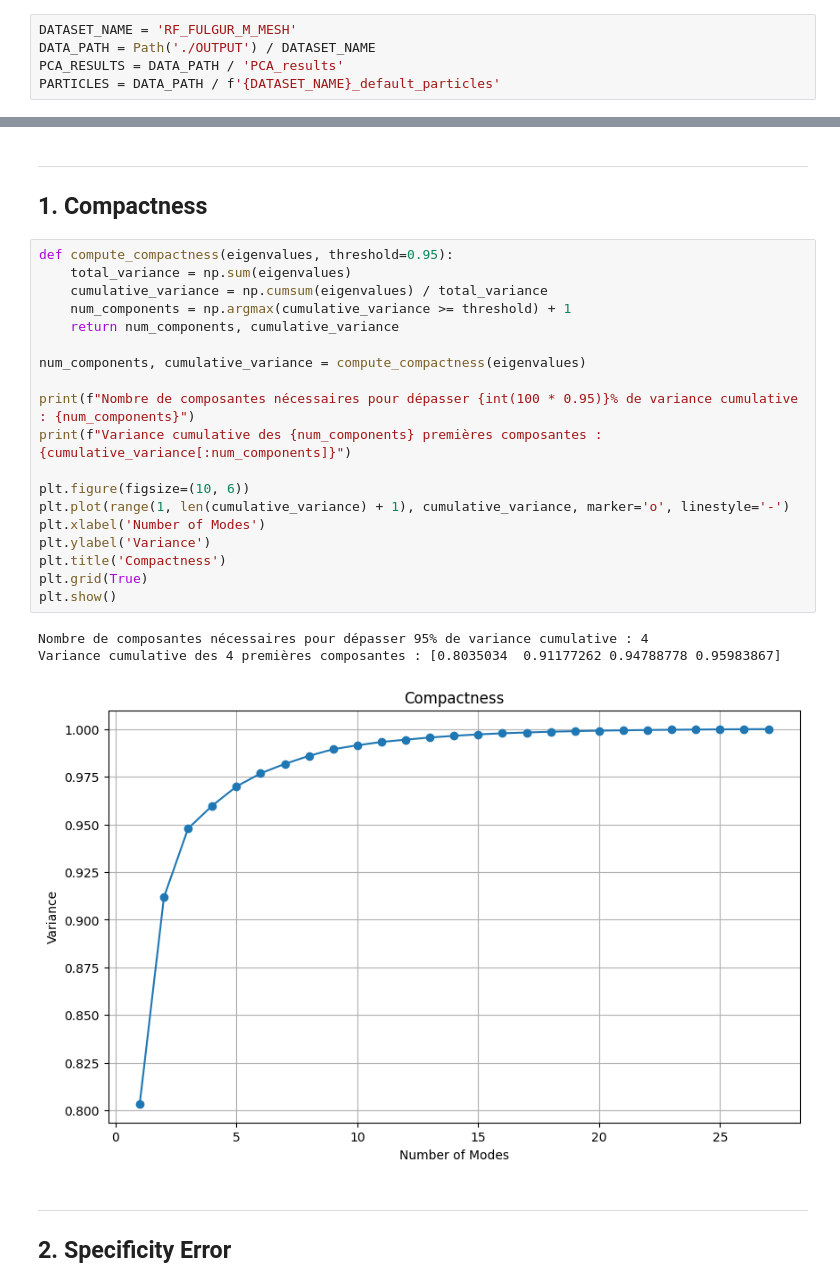
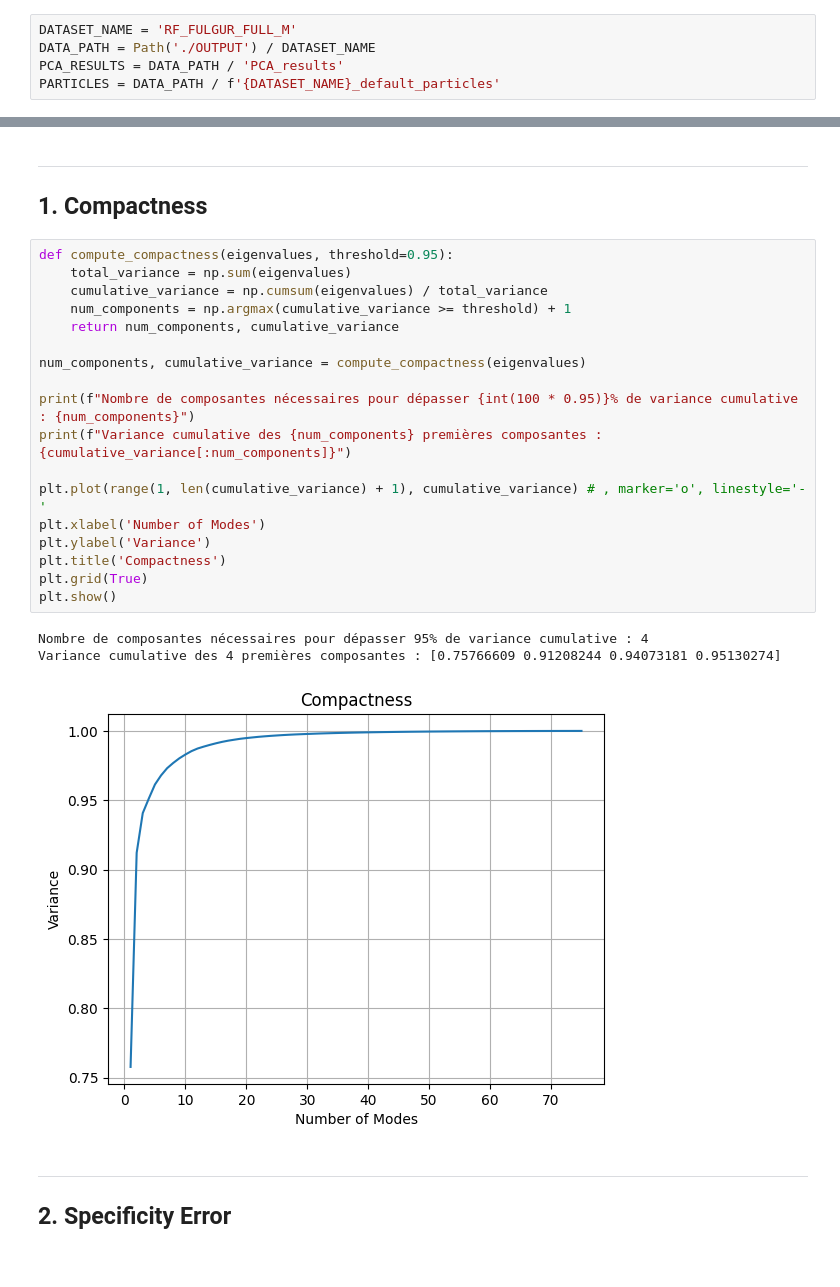
Before and after one commit to 54CHA-PJ/ECN-Statistical-Muscle-Shape-Modeling, a Jupyter notebook: CODE/pca_metrics.ipynb, the cells around one changed output, grey strips where cells are left out. Cells and saved outputs as stored; diff of their text form.

```diff
--- a/CODE/pca_metrics.ipynb
+++ b/CODE/pca_metrics.ipynb
@@ -11,7 +11,7 @@ import os
 import glob
 from tqdm import tqdm
 # %%
-DATASET_NAME = 'RF_FULGUR_M_MESH'
+DATASET_NAME = 'RF_FULGUR_FULL_M'
 DATA_PATH = Path('./OUTPUT') / DATASET_NAME
 PCA_RESULTS = DATA_PATH / 'PCA_results'
 PARTICLES = DATA_PATH / f'{DATASET_NAME}_default_particles'
@@ -59,26 +57,25 @@ np_eigenvalues.shape=(27,)
 # %%
 def compute_compactness(eigenvalues, threshold=0.95):
     total_variance = np.sum(eigenvalues)
     cumulative_variance = np.cumsum(eigenvalues) / total_variance
     num_components = np.argmax(cumulative_variance >= threshold) + 1
     return num_components, cumulative_variance
 
 num_components, cumulative_variance = compute_compactness(eigenvalues)
 
 print(f"Nombre de composantes nécessaires pour dépasser {int(100 * 0.95)}% de variance cumulative : {num_components}")
 print(f"Variance cumulative des {num_components} premières composantes : {cumulative_variance[:num_components]}")
 
-plt.figure(figsize=(10, 6))
-plt.plot(range(1, len(cumulative_variance) + 1), cumulative_variance, marker='o', linestyle='-')
+plt.plot(range(1, len(cumulative_variance) + 1), cumulative_variance) # , marker='o', linestyle='-'
 plt.xlabel('Number of Modes')
 plt.ylabel('Variance')
 plt.title('Compactness')
 plt.grid(True)
 plt.show()
 # %% [output]
 Nombre de composantes nécessaires pour dépasser 95% de variance cumulative : 4
-Variance cumulative des 4 premières composantes : [0.8035034  0.91177262 0.94788778 0.95983867]
+Variance cumulative des 4 premières composantes : [0.75766609 0.91208244 0.94073181 0.95130274]
-[figure, old version]
+[figure, new version]
 # %% [markdown]
 ---
 ## 2. Specificity Error
```
Also changed, not shown: parts of 7 cells of this notebook, 7 other files.
